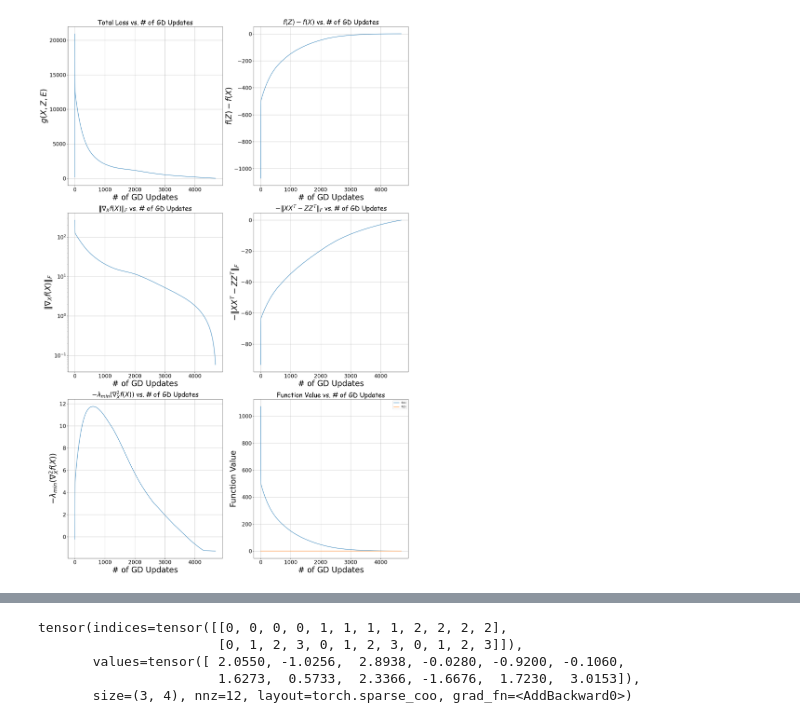
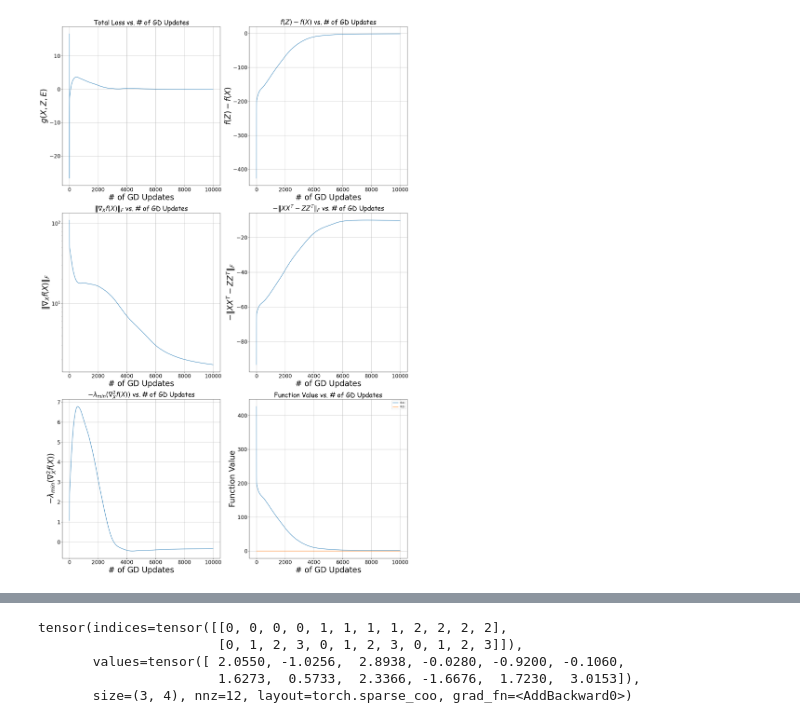
Before and after one commit to JeterHwang/matrix-completion, a Jupyter notebook: MC.ipynb, the cells around one changed output, grey strips where cells are left out. Cells and saved outputs as stored; diff of their text form; code cells hidden in the pictures.

```diff
--- a/MC.ipynb
+++ b/MC.ipynb
@@ -167,7 +171,7 @@ def compute_X_Z_e(
 ######## Search for (X, Z) ########
 n           = 100
 r           = 1
-p           = 0.5
+p           = 0.2
 mu          = 2   # [1, n/r]
 e_norm      = 1e-9
 loss_type   = 'MC_max'
@@ -182,40 +186,40 @@ top_k       = int(n * n * p)
 M_type      = 'STE'
 
 same_seed(34)
-M = extend_mask_coo(create_mask(
+M = create_mask(
     # torch.tensor(sample_mask(n, n, p), dtype=torch.float64).to_sparse_coo(),
-    torch.rand((n, n), dtype=torch.float64).to_sparse_coo(),
+    logits2prob(torch.rand((n*n), dtype=torch.float64), 'STE'),
     top_k,
     'STE',
-    torch.sparse_coo_tensor(torch.tensor([[],[]]), torch.tensor([]), (n, n))
-))
+    torch.sparse_coo_tensor(torch.tensor([[],[]]), torch.tensor([]), (n*n, n*n))
+)
 top_k = top_k - len(M.values())
 variables = {
     "X": None,
     "Z": None,
     "e": None,
     "M": M,
 }
 parameters, losses = compute_X_Z_e(
     variables,
     top_k,
     n,
     r,
     mu,
     e_norm,
     loss_type,
     optim,
     iters,
     lr,
     min_lr,
     lr_sched,
     T,
     trans_bound
 )
 print_counter_MC("Search for (X, Z)", top_k, parameters, losses, M=M, M_type=M_type)
 plot_loss(losses)
 # %% [output]
-[figure, old version]
+[figure, new version]
 # %%
 ######## Search for (X, Z, P) ########
 n           = 100
```
Also changed, not shown: parts of 5 cells of this notebook, 7 other files.
